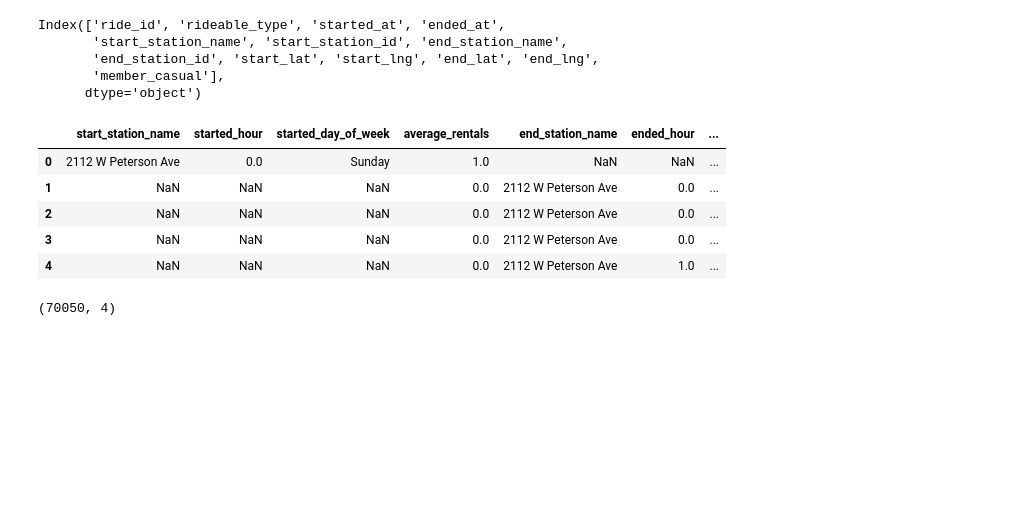
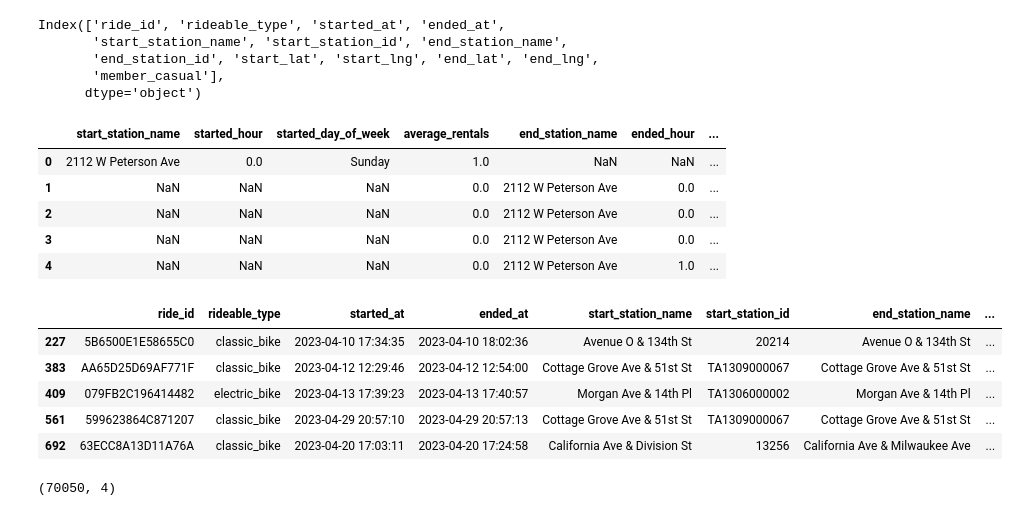
Before and after one commit to thecochenille/divvy-mlops, a Jupyter notebook: baseline_model_rf.ipynb, the cells around one changed output. Saved outputs shown, nothing was run; the diff lists cells and outputs as text; code cells hidden in the pictures; blank space fills up the shorter version.

```diff
--- a/baseline_model_rf.ipynb
+++ b/baseline_model_rf.ipynb
@@ -160,6 +160,15 @@ usage_data.head()
 | 2 | NaN | NaN | NaN | 0.0 | 2112 W Peterson Ave | 0.0 | ... |
 | 3 | NaN | NaN | NaN | 0.0 | 2112 W Peterson Ave | 0.0 | ... |
 | 4 | NaN | NaN | NaN | 0.0 | 2112 W Peterson Ave | 1.0 | ... |
+# %%
+data.head()
+# %% [output]
+|  | ride_id | rideable_type | started_at | ended_at | start_station_name | start_station_id | end_station_name | ... |
+| 227 | 5B6500E1E58655C0 | classic_bike | 2023-04-10 17:34:35 | 2023-04-10 18:02:36 | Avenue O & 134th St | 20214 | Avenue O & 134th St | ... |
+| 383 | AA65D25D69AF771F | classic_bike | 2023-04-12 12:29:46 | 2023-04-12 12:54:00 | Cottage Grove Ave & 51st St | TA1309000067 | Cottage Grove Ave & 51st St | ... |
+| 409 | 079FB2C196414482 | electric_bike | 2023-04-13 17:39:23 | 2023-04-13 17:40:57 | Morgan Ave & 14th Pl | TA1306000002 | Morgan Ave & 14th Pl | ... |
+| 561 | 599623864C871207 | classic_bike | 2023-04-29 20:57:10 | 2023-04-29 20:57:13 | Cottage Grove Ave & 51st St | TA1309000067 | Cottage Grove Ave & 51st St | ... |
+| 692 | 63ECC8A13D11A76A | classic_bike | 2023-04-20 17:03:11 | 2023-04-20 17:24:58 | California Ave & Division St | 13256 | California Ave & Milwaukee Ave | ... |
 # %%
 #extract station, hour and day of the week of either or start or end
 
```
